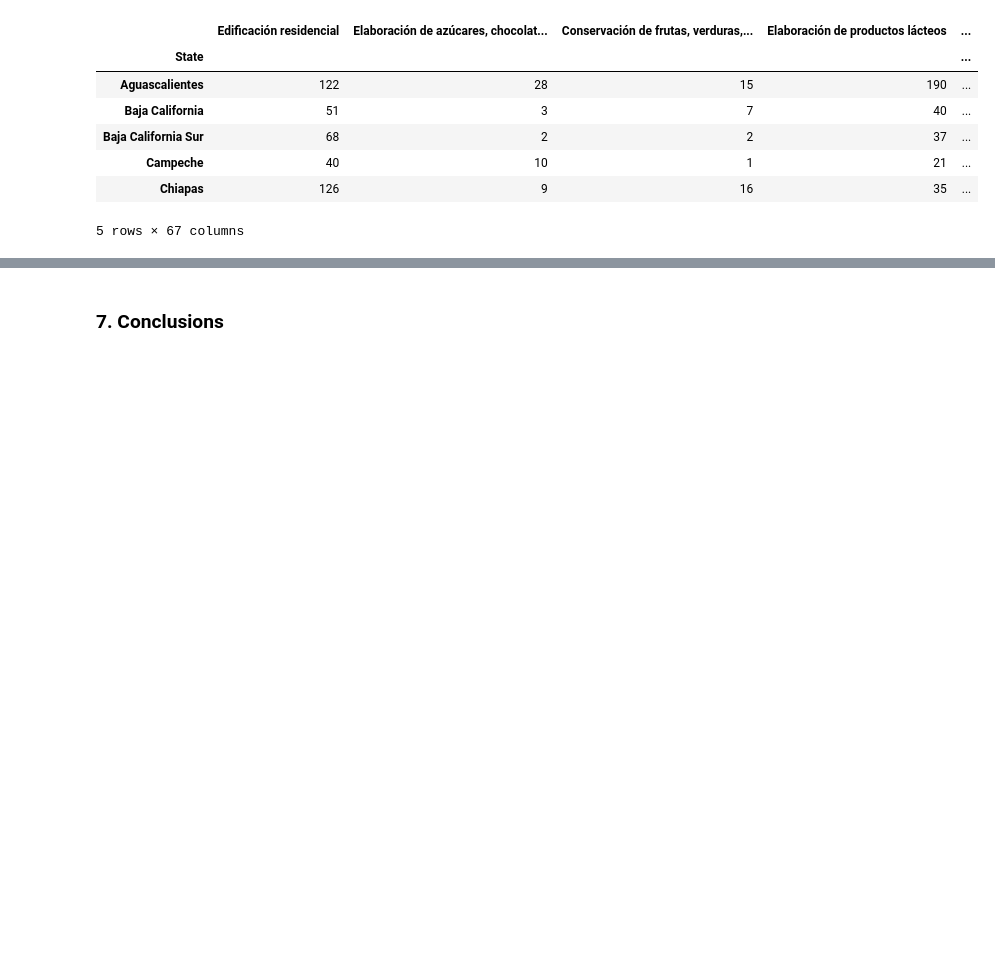
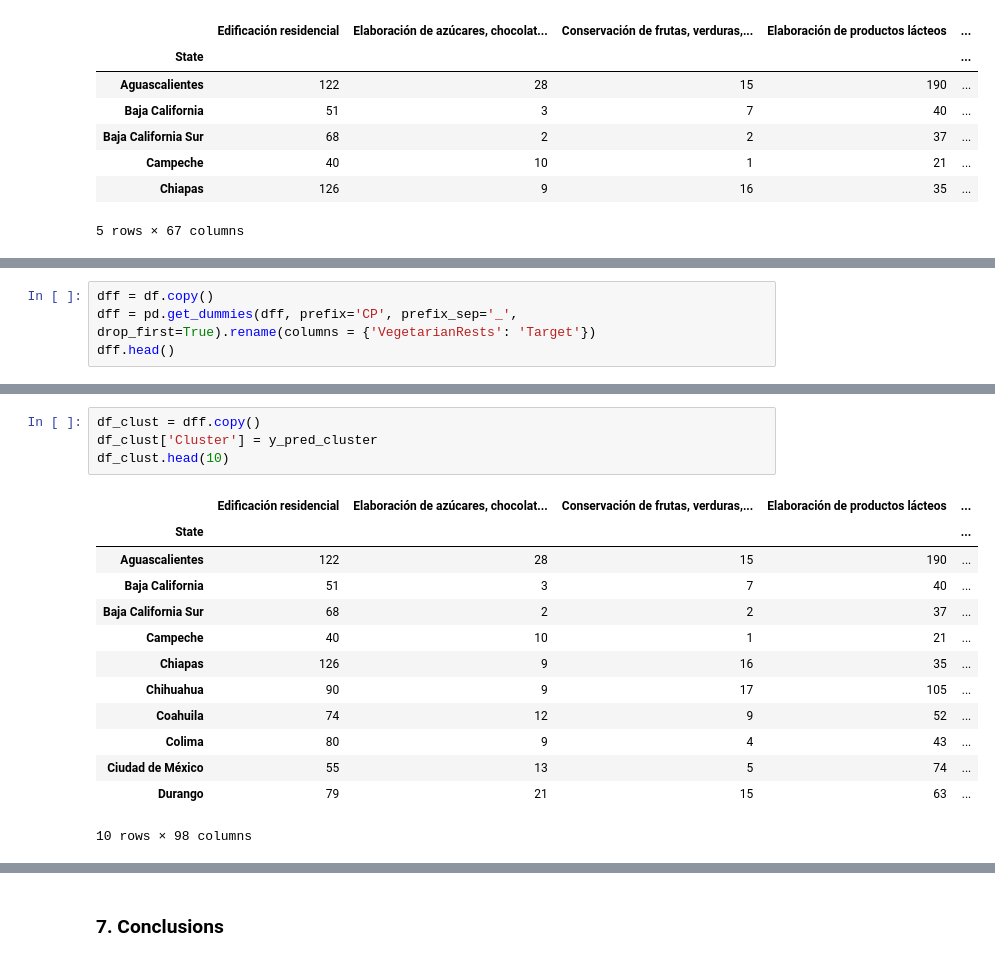
Before and after one commit to DanielEduardoLopez/DEVF-MachineLearning, a Jupyter notebook: FinalProject_RestaurantLocation.ipynb, the cells around one changed output, grey strips where cells are left out. Drawn from its saved outputs; the diff is of its cells as text; blank space fills up the shorter version.

```diff
--- a/FinalProject_RestaurantLocation.ipynb
+++ b/FinalProject_RestaurantLocation.ipynb
@@ -703,0 +689,4 @@ df.reset_index()
+# %%
+dff = df.copy()
+dff = pd.get_dummies(dff, prefix='CP', prefix_sep='_', drop_first=True).rename(columns = {'VegetarianRests': 'Target'})
+dff.head()
@@ -723,0 +757,18 @@ x_test = scaler.transform(x_test)
+# %%
+df_clust = dff.copy()
+df_clust['Cluster'] = y_pred_cluster
+df_clust.head(10)
+# %% [output]
+|  | Edificación residencial | Elaboración de azúcares, chocolat... | Conservación de frutas, verduras,... | Elaboración de productos lácteos | ... |
+| State |  |  |  |  | ... |
+| Aguascalientes | 122 | 28 | 15 | 190 | ... |
+| Baja California | 51 | 3 | 7 | 40 | ... |
+| Baja California Sur | 68 | 2 | 2 | 37 | ... |
+| Campeche | 40 | 10 | 1 | 21 | ... |
+| Chiapas | 126 | 9 | 16 | 35 | ... |
+| Chihuahua | 90 | 9 | 17 | 105 | ... |
+| Coahuila | 74 | 12 | 9 | 52 | ... |
+| Colima | 80 | 9 | 4 | 43 | ... |
+| Ciudad de México | 55 | 13 | 5 | 74 | ... |
+| Durango | 79 | 21 | 15 | 63 | ... |
+10 rows × 98 columns
```
Also changed, not shown: parts of 34 cells of this notebook.
